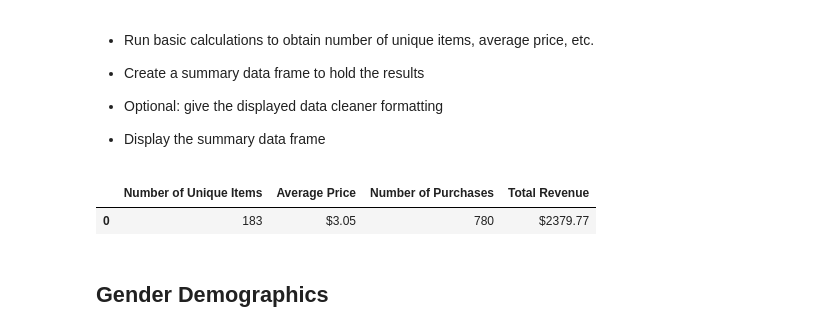
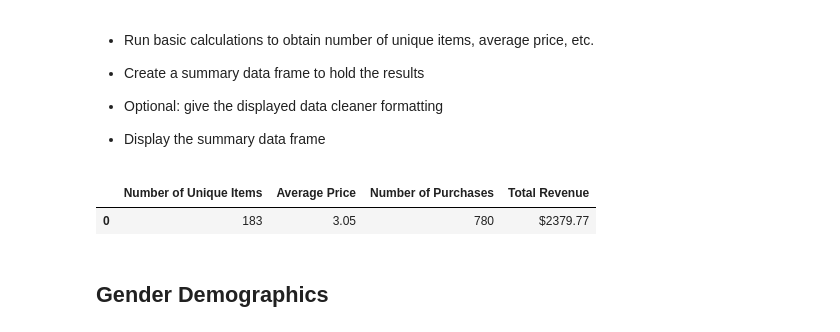
Before and after one commit to disco-nap/heroes-of-pymoli, a Jupyter notebook: HeroesOfPymoli.ipynb, the cells around one changed output. Cells and saved outputs as stored; diff of their text form; code cells hidden in the pictures.

```diff
--- a/HeroesOfPymoli/HeroesOfPymoli_starter.ipynb
+++ b/HeroesOfPymoli.ipynb
@@ -43,27 +43,22 @@ total_players_df
 # %%
 unique_items = purchase_data["Item ID"].nunique()
 
 avg_price = purchase_data["Price"].mean()
 
 purchase_count = purchase_data["Purchase ID"].count()
 
 total_revenue = purchase_data["Price"].sum()
 
 purchase_analysis_total_df = pd.DataFrame({"Number of Unique Items":[unique_items],
                                         "Average Price":[avg_price],
                                         "Number of Purchases":[purchase_count],
-                                        "Total Revenue":[total_revenue],
+                                        "Total Revenue":f'${total_revenue}',
                                        })
 
-
-purchase_analysis_total_df["Average Price"] = purchase_analysis_total_df["Average Price"].map("${:.2f}".format)
-purchase_analysis_total_df["Total Revenue"] = purchase_analysis_total_df["Total Revenue"].map("${:.2f}".format)
-
-
-purchase_analysis_total_df
+purchase_analysis_total_df.round(2)
 # %% [output]
 |  | Number of Unique Items | Average Price | Number of Purchases | Total Revenue |
-| 0 | 183 | $3.05 | 780 | $2379.77 |
+| 0 | 183 | 3.05 | 780 | $2379.77 |
 # %% [markdown]
 ## Gender Demographics
 # %% [markdown]
```
Also changed, not shown: parts of 10 cells of this notebook, 4 other files.
